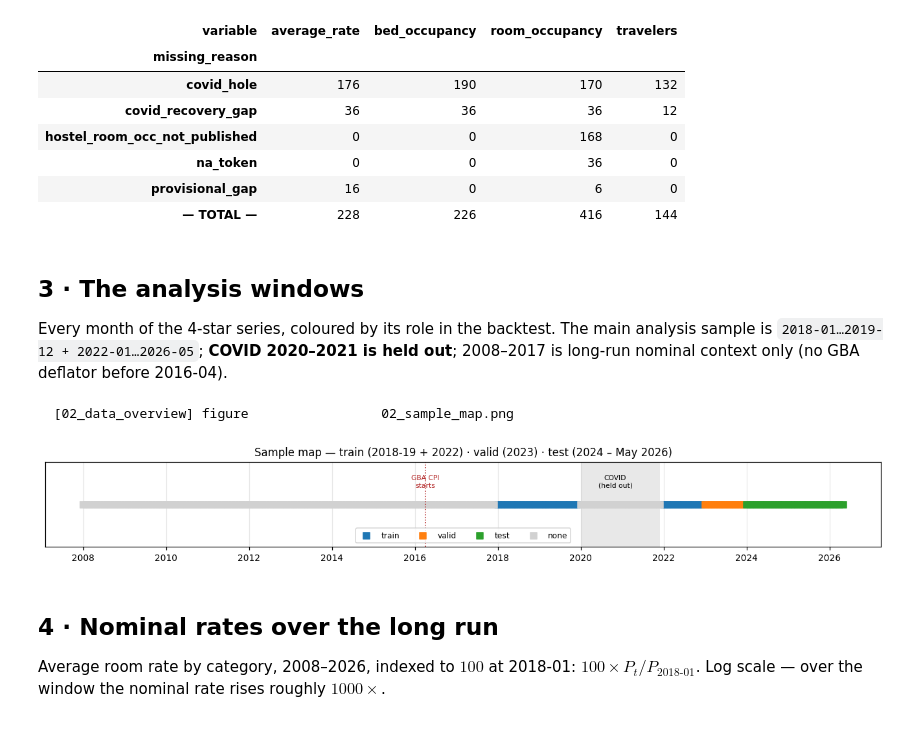
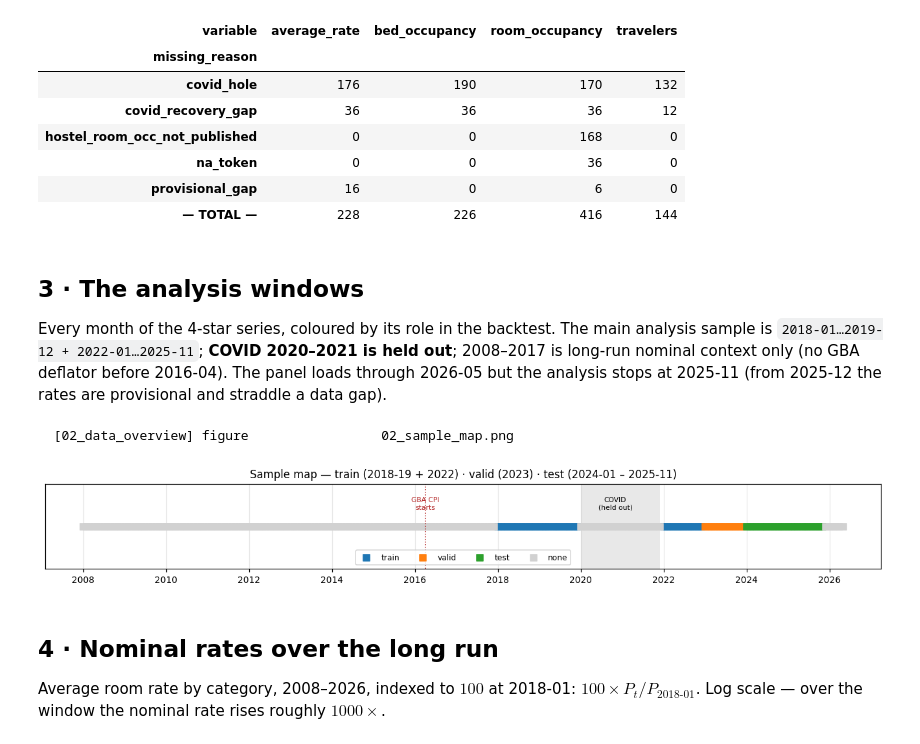
Before and after one commit to jagan010101/argentina-hotels, a Jupyter notebook: 02_data_overview.ipynb, the cells around one changed output. Saved outputs shown, nothing was run; the diff lists cells and outputs as text; code cells hidden in the pictures.

```diff
--- a/02_data_overview.ipynb
+++ b/02_data_overview.ipynb
@@ -174,29 +174,32 @@ miss
 ## 3 · The analysis windows
 
 Every month of the 4-star series, coloured by its role in the backtest. The main
-analysis sample is `2018-01…2019-12 + 2022-01…2026-05`; **COVID 2020–2021 is
+analysis sample is `2018-01…2019-12 + 2022-01…2025-11`; **COVID 2020–2021 is
 held out**; 2008–2017 is long-run nominal context only (no GBA deflator before
-2016-04).
+2016-04). The panel loads through 2026-05 but the analysis stops at 2025-11
+(from 2025-12 the rates are provisional and straddle a data gap).
 # %%
 s4 = df[df.hotel_category == "stars_4"].sort_values("date")
 colour = {"train": "tab:blue", "valid": "tab:orange", "test": "tab:green", "none": "0.82"}
 fig, ax = plt.subplots(figsize=(12, 1.9))
 for sp, col in colour.items():
     m = s4["split"] == sp
     ax.scatter(s4.loc[m, "date"], np.zeros(m.sum()), c=col, s=45, marker="s", label=sp)
 covid_band(ax)
 ax.axvline(pd.Timestamp(C.CPI_MIN_DATE), color="firebrick", ls=":", lw=1)
 ax.annotate("GBA CPI\nstarts", (pd.Timestamp(C.CPI_MIN_DATE), 0.02),
             fontsize=7, color="firebrick", ha="center")
 ax.annotate("COVID\n(held out)", (pd.Timestamp("2020-11-01"), 0.02), fontsize=7, ha="center")
 ax.set_yticks([])
 ax.set_ylim(-0.05, 0.05)
-ax.set_title("Sample map — train (2018-19 + 2022) · valid (2023) · test (2024 – May 2026)")
+_te = s4.loc[s4.split == "test", "date"]
+ax.set_title(f"Sample map — train (2018-19 + 2022) · valid (2023) · "
+             f"test ({_te.min():%Y-%m} – {_te.max():%Y-%m})")
 ax.legend(ncol=4, fontsize=8, loc="lower center")
 save(fig, "02_sample_map.png")
 # %% [output]
   [02_data_overview] figure                 02_sample_map.png
-[figure, old version]
+[figure, new version]
 # %% [markdown]
 ## 4 · Nominal rates over the long run
 
```
Also changed, not shown: parts of 10 cells of this notebook, 16 other files.
